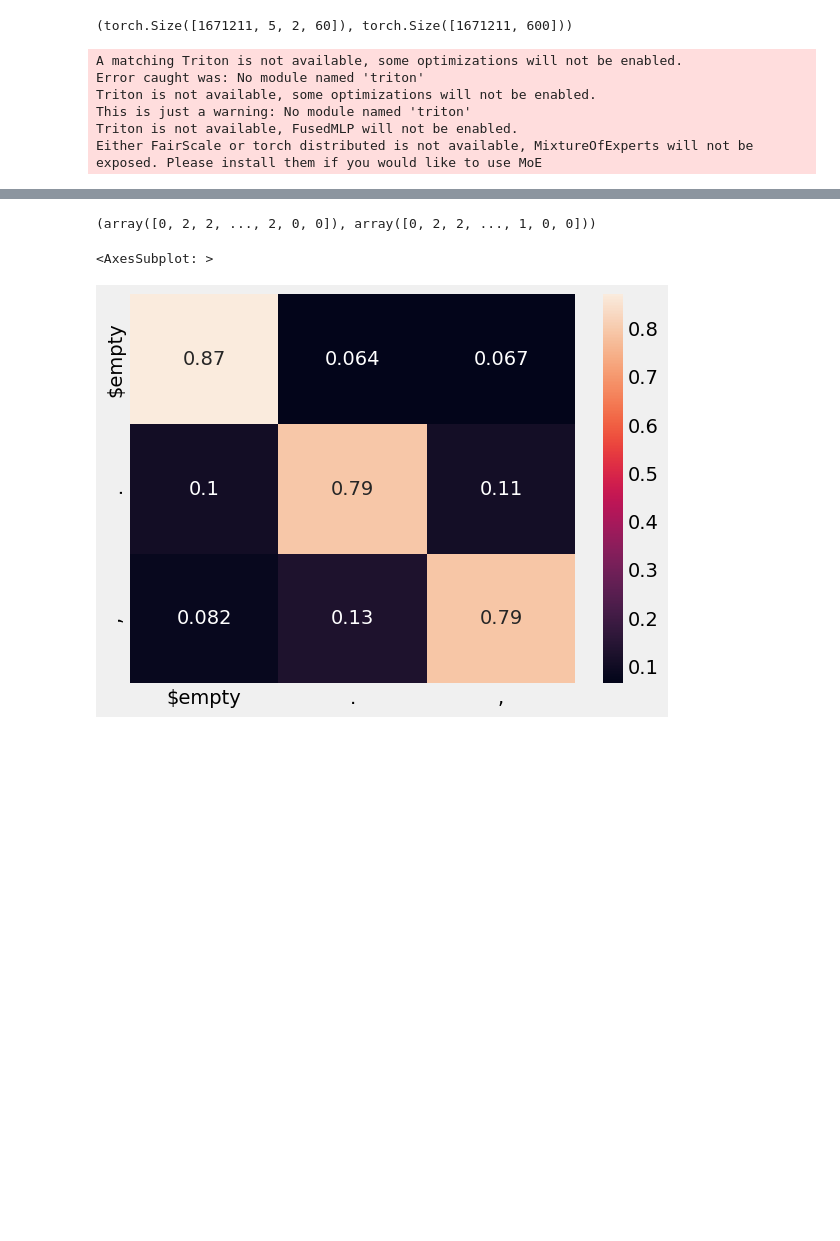
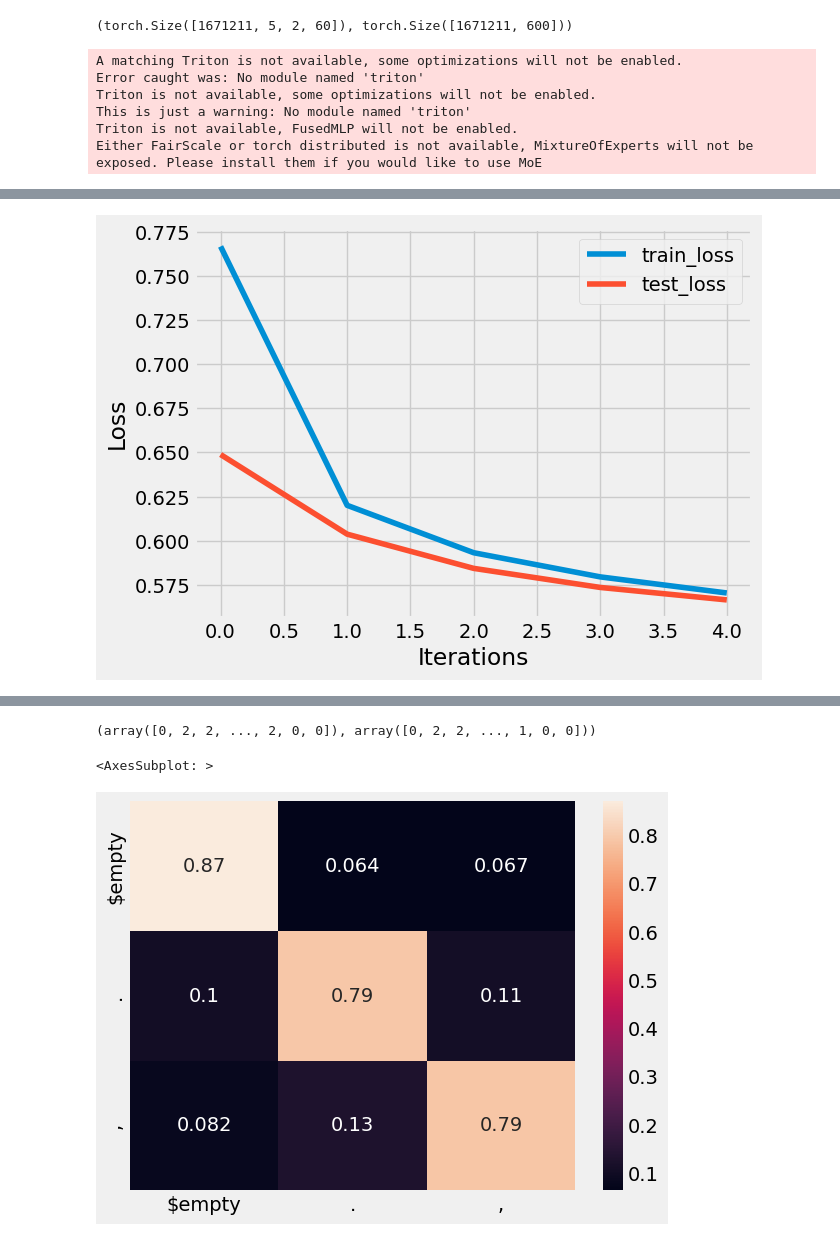
Before and after one commit to misha1sh/audio-ml, a Jupyter notebook: main-text-grammar.ipynb, the cells around one changed output, grey strips where cells are left out. Drawn from its saved outputs; the diff is of its cells as text; code cells hidden in the pictures; blank space fills up the shorter version.

```diff
--- a/main-text-grammar.ipynb
+++ b/main-text-grammar.ipynb
@@ -231,12 +142,14 @@ input.shape, a(input).shape
 (torch.Size([1671211, 5, 2, 60]), torch.Size([1671211, 600]))
 # %%
 from xformers.factory import xFormerEncoderBlock, xFormerEncoderConfig
-N_words = INPUT_WORDS_CNT
-N_variants = VARIANTS_CNT
-N_features = FEATURES_CNT
+N_words = params["INPUT_WORDS_CNT"]
+N_variants = params["VARIANTS_CNT"]
+N_features = params["FEATURES_CNT"]
+
+INTERNAL_EMBEDDING_SIZE = 16
 
 encoder_config = {
-    "dim_model": N_variants * N_features,
+    "dim_model": INTERNAL_EMBEDDING_SIZE, #N_variants * N_features,
     "residual_norm_style": "pre",  # Optional, pre/post
     "position_encoding_config": {
         "name": "sine",  # whatever position encodinhg makes sense
@@ -246,7 +159,7 @@ encoder_config = {
         "num_heads": 4,
         "residual_dropout": 0,
         "attention": {
-            "name": "linformer", #m fourier_mix, "linformer" scaled_dot_product,  # whatever attention mechanism
+            "name": "linformer", #m scaled_dot_productfourier_mix, "linformer" scaled_dot_product,  # whatever attention mechanism
             "dropout": 0, # linformer
             "seq_len": N_words, # linformer, scaled_dot_product
             "to_seq_len": N_words, # scaled_dot_product
@@ -266,3 +179,85 @@ Triton is not available, some optimizations will not be enabled.
 This is just a warning: No module named 'triton'
 Triton is not available, FusedMLP will not be enabled.
 Either FairScale or torch distributed is not available, MixtureOfExperts will not be exposed. Please install them if you would like to use MoE
+# %%
+class Model(nn.Module):
+    def __init__(self, **kwargs):
+        super().__init__()
+        N_words = params['INPUT_WORDS_CNT']
+        N_variants = params['VARIANTS_CNT']
+        N_features = params['FEATURES_CNT']
+
+        # input is (N, N_words, N_variants, N_features)
+        # output is (N, N_words, )
+
+        self.model = nn.Sequential(
+            nn.Flatten(2), # (N, N_words, N_variants *N_features)
+            # nn.TransformerEncoder(encoder_layer, num_layers=1),encoder =
+            nn.Linear(N_variants * N_features, INTERNAL_EMBEDDING_SIZE),
+
+            xFormerEncoderBlock(xFormerEncoderConfig(**encoder_config)),
+            xFormerEncoderBlock(xFormerEncoderConfig(**encoder_config)),
+
+            nn.Flatten(1), # (N, N_words* INTERNAL_EMBEDDING_SIZE)
+            # nn.Tanh(),
+            nn.Linear(N_words* INTERNAL_EMBEDDING_SIZE, params['TARGET_CLASSES_COUNT']),
+            # nn.ReLU(),
+            # nn.Linear(100, TARGET_CLASSES_COUNT),
+            # nn.Tanh(),
+            # nn.Tanhshrink(),
+            # nn.Sigmoid(),
+            # nn.ReLU(),
+        )
+
+
+    def forward(self, x):
+        return self.model(x)
+
+    # buffer_size = 0
+    # for buffer in model.buffers():
+    #     buffer_size += buffer.nelement() * buffer.element_size()
+    # return (param_size + buffer_size) / 1024**2
+
+
+aa = {}
+def train_model():
+    model = Model()
+    print(round(count_parameters(model), 3), "Mb of parameters")
+    import importlib
+    import trainer_mod
+    importlib.reload(trainer_mod)
+    Trainer = trainer_mod.Trainer
+
+    optimizer = torch.optim.Adam(model.parameters(),
+                            lr=1e-3)
+                            # betas=(0.5, 0.999))
+
+    trainer = Trainer(model=model,
+                    # loss=nn.MSELoss(),
+                    loss=nn.CrossEntropyLoss(),
+                    optimizer=optimizer,
+                    scheduler=None,
+                    # scheduler=ReduceLROnPlateau(optimizer, factor=0.2, threshold=1e-5, patience=50),
+                    additional_losses={
+                        # "accurancy": lambda trainer: {"accurancy":
+                        #    float(torch.mean(torch.abs(trainer.model(trainer.x_test) - trainer.y_test)).detach())
+                        # },
+                    })
+
+    trainer.set_data(input, output, train_test_split=0.9)
+    try:
+        trainer.train(400, batch=4000, trial=None, log=True)
+    except KeyboardInterrupt:
+        print("interrupted")
+        # type, val, tb = sys.exc_info()
+        # traceback.clear_frames(tb)
+        pass
+
+    trainer.plot_history(cutoff=0)
+    return trainer
+import os
+# os.environ["CUDA_HOME"] = "/home/misha-sh/cuda"
+
+trainer = train_model()
+# run_proc(train_model)
+# %% [output]
@@ -268,0 +271 @@ Either FairScale or torch distributed is not available, MixtureOfExperts will no
+[figure, added]
```
Also changed, not shown: parts of 21 cells of this notebook, 5 other files.
